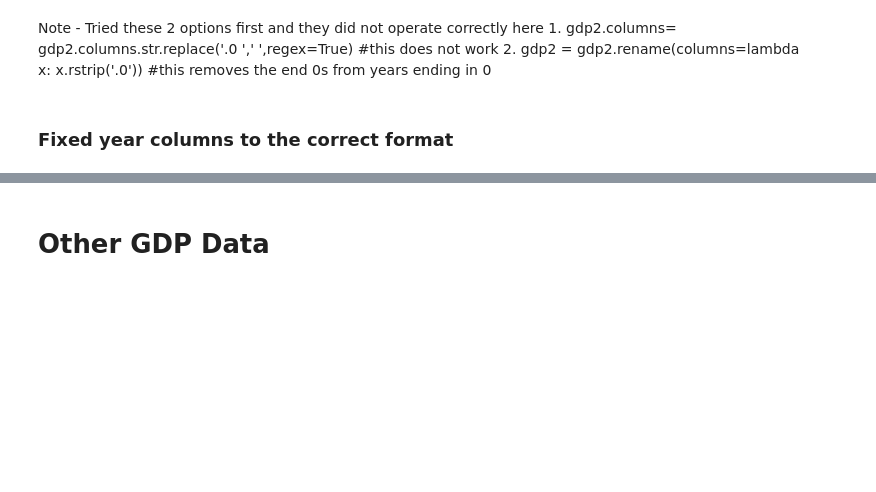
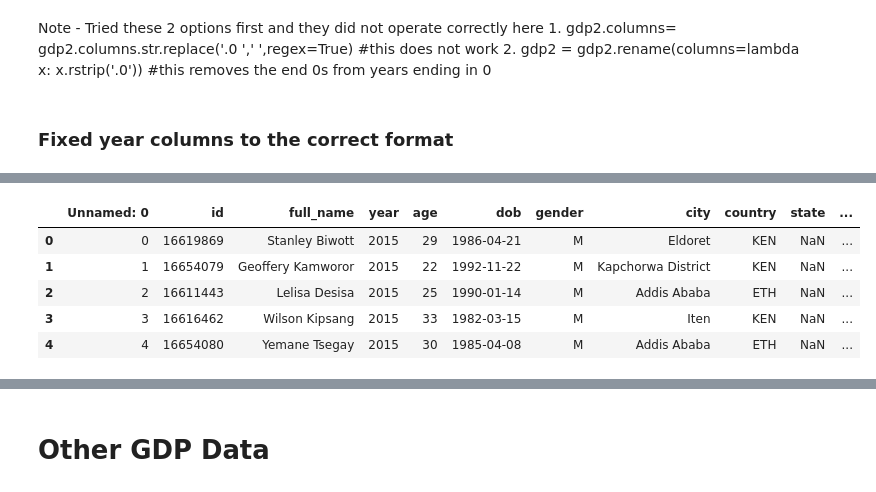
Before and after one commit to nmuldowney/nyc-marathon-capstone, a Jupyter notebook: notebooks/nyc_weather_and_gdp_eda.ipynb, the cells around one changed output, grey strips where cells are left out. Saved outputs shown, nothing was run; the diff lists cells and outputs as text; code cells hidden in the pictures; blank space fills up the shorter version.

```diff
--- a/notebooks/nyc_weather_and_gdp_eda.ipynb
+++ b/notebooks/nyc_weather_and_gdp_eda.ipynb
@@ -94,0 +168,13 @@ memory usage: 55.8+ KB
+# %%
+clean_nyc = pd.read_csv('../data/clean_nyc.csv')
+# %%
+clean_nyc = clean_nyc.reset_index()
+# %%
+clean_nyc.head()
+# %% [output]
+|  | Unnamed: 0 | id | full_name | year | age | dob | gender | city | country | state | ... |
+| 0 | 0 | 16619869 | Stanley Biwott | 2015 | 29 | 1986-04-21 | M | Eldoret | KEN | NaN | ... |
+| 1 | 1 | 16654079 | Geoffery Kamworor | 2015 | 22 | 1992-11-22 | M | Kapchorwa District | KEN | NaN | ... |
+| 2 | 2 | 16611443 | Lelisa Desisa | 2015 | 25 | 1990-01-14 | M | Addis Ababa | ETH | NaN | ... |
+| 3 | 3 | 16616462 | Wilson Kipsang | 2015 | 33 | 1982-03-15 | M | Iten | KEN | NaN | ... |
+| 4 | 4 | 16654080 | Yemane Tsegay | 2015 | 30 | 1985-04-08 | M | Addis Ababa | ETH | NaN | ... |
```
Also changed, not shown: parts of 18 cells of this notebook, 1 other file.
